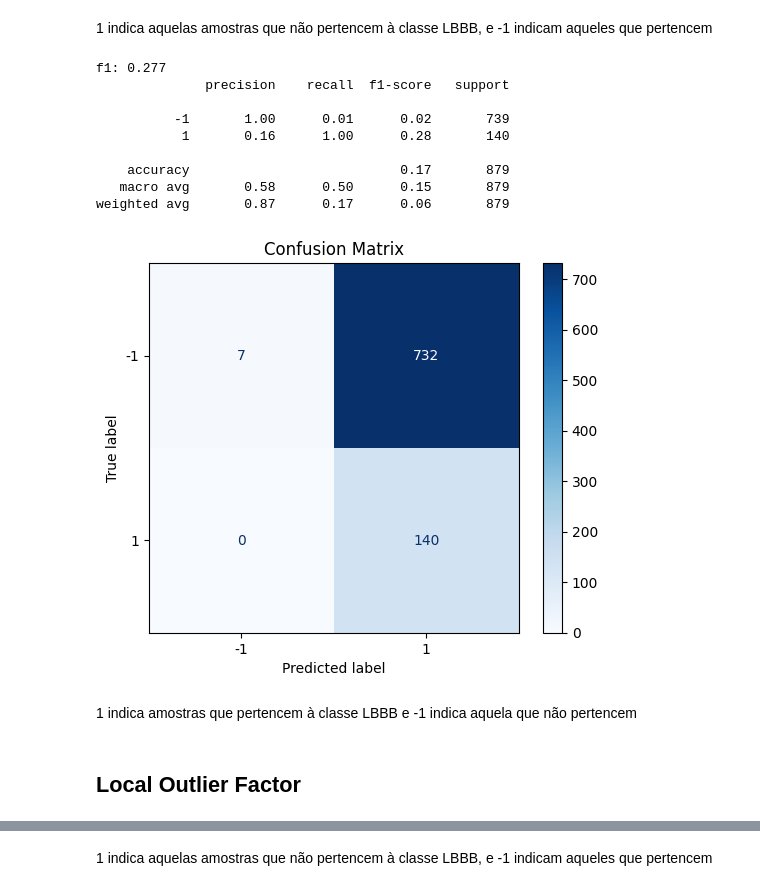
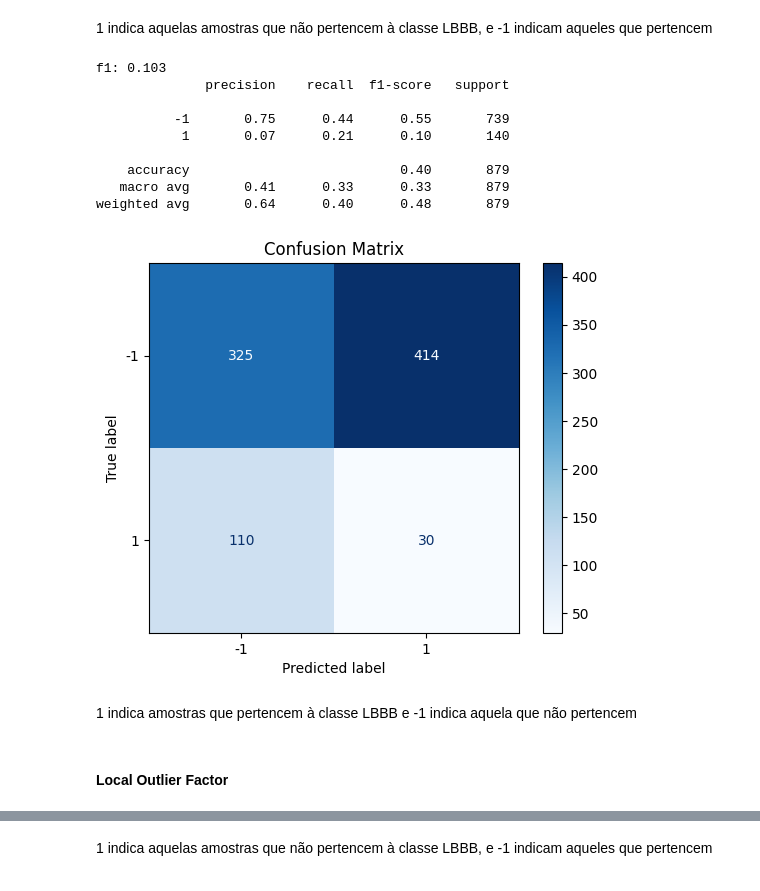
Before and after one commit to raularaju/visibility_graph_classifier, a Jupyter notebook: teste.ipynb, the cells around one changed output, grey strips where cells are left out. Cells and saved outputs as stored; diff of their text form; code cells hidden in the pictures.

```diff
--- a/teste.ipynb
+++ b/teste.ipynb
@@ -118,3 +138,6 @@ ST: 711
 AF: 651
 RBBB: 682
 saudavel : 752
+# %%
+scaler = StandardScaler()
+X = scaler.fit_transform(X)
@@ -538,45 +1250,47 @@ weighted avg       0.72      0.83      0.76       879
 # %% [markdown]
 1 indica aquelas amostras que não pertencem à classe LBBB, e -1 indicam aqueles que pertencem
 # %%
+# Agora as amostras que não apresentam LBBB são os outliers e os que apresentam são inliers
+y_one_class = (~y['LBBB']).astype(int).copy()
 #Fazendo split
 X_train_one_class, X_test_one_class, y_train_one_class, y_test_one_class = train_test_split(X, y_one_class, test_size=0.2, random_state=42)
 #Criando Classificador
-one_class_classifier = EllipticEnvelope(contamination=0.01)
+one_class_classifier = EllipticEnvelope(contamination=0.5, random_state=42)
 # Selecionando só as amostras positivas (LBBB)
 # X_train_one_class = X_train_one_class[y_train_one_class == 1] # essa linha parece não ter muito impacto
 # Treinando o classificador
 one_class_classifier.fit(X_train_one_class)
 # Fazendo predição
 y_pred_one_class = one_class_classifier.predict(X_test_one_class)
 # -1 indica outliers, 1 indica inliers
-y_test_one_class[y_test_one_class == 1] = 1
-y_test_one_class[y_test_one_class == 0] = -1
+y_test_one_class[y_test_one_class == 1] = -1 # não LBBB
+y_test_one_class[y_test_one_class == 0] = 1  # LBBB
 # Calculando métricas
 f1 = f1_score(y_pred_one_class, y_test_one_class)
 print(f"f1: {f1:.3f}")
 print(classification_report(y_test_one_class, y_pred_one_class))
 cm = confusion_matrix(y_test_one_class, y_pred_one_class)
 
 # Plot the confusion matrix
 disp = ConfusionMatrixDisplay(confusion_matrix=cm, display_labels=[-1, 1])
 disp.plot(cmap=plt.cm.Blues)
 plt.title('Confusion Matrix')
 plt.show()
 # %% [output]
-f1: 0.277
+f1: 0.103
               precision    recall  f1-score   support
 
-          -1       1.00      0.01      0.02       739
-           1       0.16      1.00      0.28       140
+          -1       0.75      0.44      0.55       739
+           1       0.07      0.21      0.10       140
 
-    accuracy                           0.17       879
-   macro avg       0.58      0.50      0.15       879
-weighted avg       0.87      0.17      0.06       879
+    accuracy                           0.40       879
+   macro avg       0.41      0.33      0.33       879
+weighted avg       0.64      0.40      0.48       879
-[figure, old version]
+[figure, new version]
 # %% [markdown]
 1 indica amostras que pertencem à classe LBBB e -1 indica aquela que não pertencem
 # %% [markdown]
-## Local Outlier Factor
+#### Local Outlier Factor
 # %%
 from sklearn.model_selection import train_test_split
 from sklearn.neighbors import LocalOutlierFactor
```
Also changed, not shown: parts of 112 cells of this notebook.
